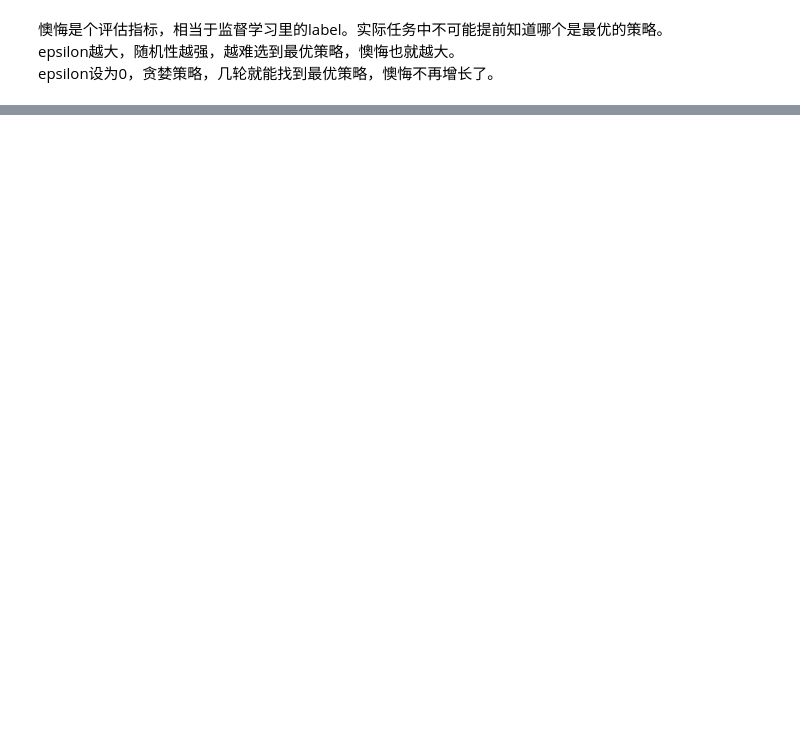
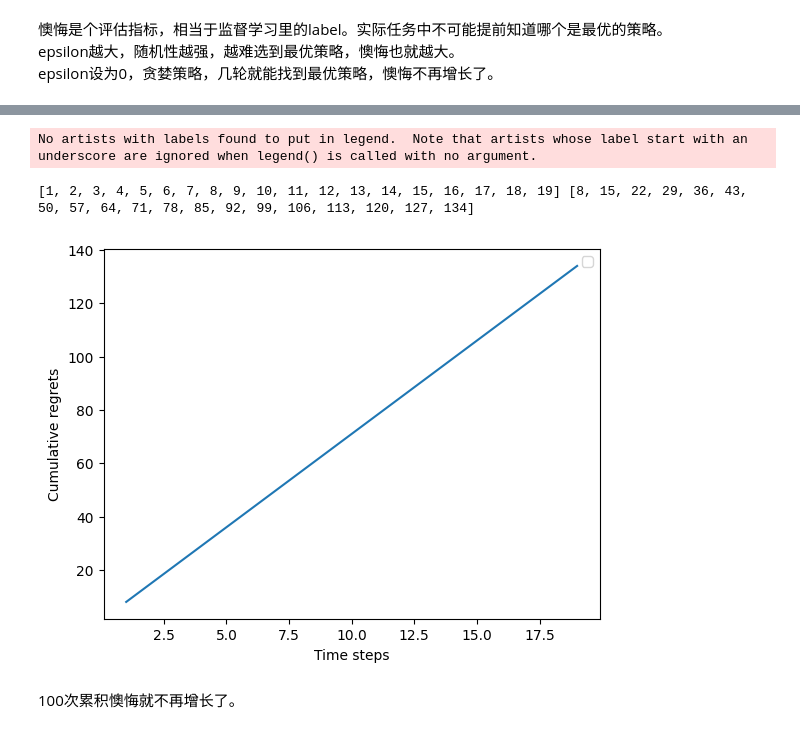
Before and after one commit to YoungAndSure/RlZero, a Jupyter notebook: BernoulliBandit.ipynb, the cells around one changed output, grey strips where cells are left out. Drawn from its saved outputs; the diff is of its cells as text; code cells hidden in the pictures; blank space fills up the shorter version.

```diff
--- a/BernoulliBandit.ipynb
+++ b/BernoulliBandit.ipynb
@@ -139,0 +161,44 @@ plot_results([eg], ['EpsilonGreedy'])
+# %%
+class JustTryIt(Solver) :
+    def __init__(self, bandit, x=10) :
+        super().__init__(bandit)
+        self.estimates = [1.0 for i in range(0, self.bandit.K)]
+        self.x = x
+
+    def until_cond(self) :
+        return len(self.regrets)> 1 and abs(self.regrets[-1] - self.regrets[-2]) < 1e-3
+
+    def run_one_step(self) :
+        try_all = True
+        for i in range(self.bandit.K) :
+            if self.counter[i] < self.x :
+                k = i
+                try_all = False
+                break
+        if try_all :
+            k = np.argmax(self.estimates)
+        r = self.bandit.step(k)
+        self.estimates[k] += ((r - self.estimates[k]) / (self.counter[k] + 1))
+
+        return k
+# %%
+np.random.seed(1)
+xs = [i for i in range(1,20)]
+ys = []
+epsilon_greedy_solver_list = [
+    JustTryIt(bb, x=x) for x in xs
+]
+epsilon_greedy_solver_names = ["x={}".format(x) for x in xs]
+for solver in epsilon_greedy_solver_list:
+    ys.append(solver.run_until(5000))
+print(xs,ys)
+plt.plot(xs, ys, label='')
+plt.xlabel('Time steps')
+plt.ylabel('Cumulative regrets')
+plt.title('')
+plt.legend()
+plt.show()
+# %% [output]
+No artists with labels found to put in legend.  Note that artists whose label start with an underscore are ignored when legend() is called with no argument.
+[1, 2, 3, 4, 5, 6, 7, 8, 9, 10, 11, 12, 13, 14, 15, 16, 17, 18, 19] [8, 15, 22, 29, 36, 43, 50, 57, 64, 71, 78, 85, 92, 99, 106, 113, 120, 127, 134]
+[figure, added]
@@ -139,0 +207,2 @@ plot_results([eg], ['EpsilonGreedy'])
+# %% [markdown]
+100次累积懊悔就不再增长了。
```
Also changed, not shown: parts of 7 cells of this notebook.
